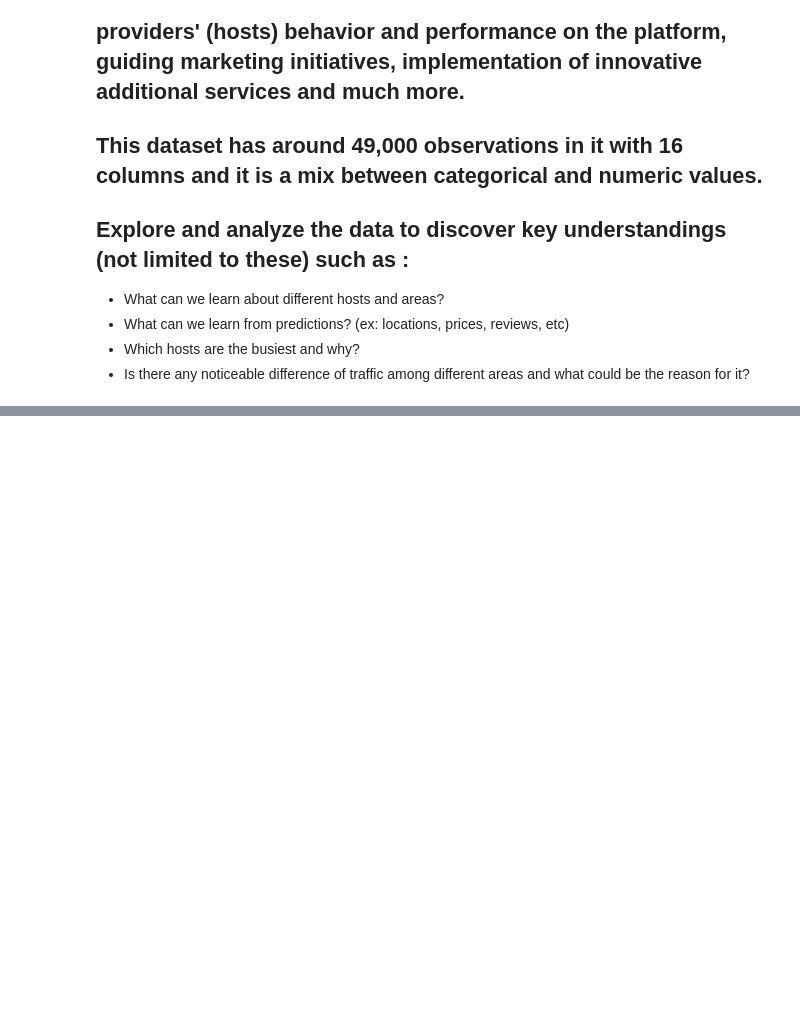
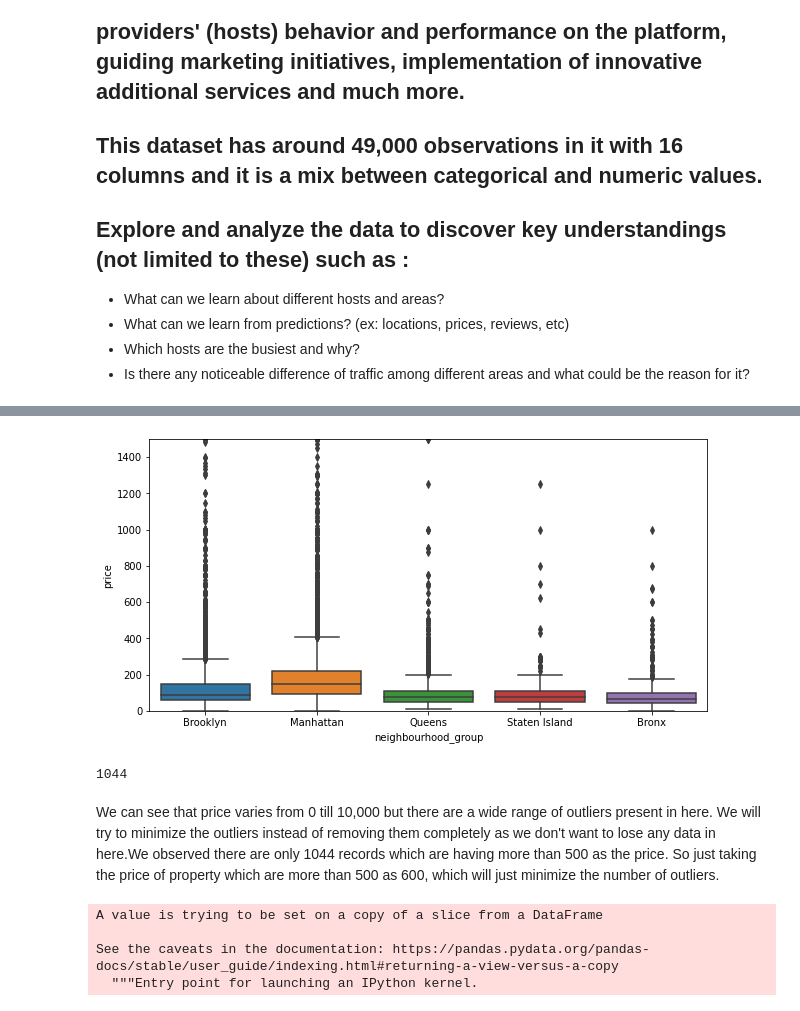
Before and after one commit to anubhav9sep/Airbnb-Booking-Analysis, a Jupyter notebook: Copy_of_Airbnb_Bookings_Analysis_Capstone_Project.ipynb, the cells around one changed output, grey strips where cells are left out. Saved outputs shown, nothing was run; the diff lists cells and outputs as text; code cells hidden in the pictures; blank space fills up the shorter version.

Commit message:
Airbnb commit 2

```diff
--- a/Copy_of_Airbnb_Bookings_Analysis_Capstone_Project.ipynb
+++ b/Copy_of_Airbnb_Bookings_Analysis_Capstone_Project.ipynb
@@ -273,0 +36,5 @@ plt.show()
+# %%
+# loading csv File
+
+file_path = '/content/Airbnb NYC 2019.csv'
+airbnb_df=pd.read_csv(file_path)
@@ -273,0 +131,4 @@ plt.show()
+# %%
+airbnb_df['reviews_per_month'].fillna(0,inplace=True)
+# %%
+airbnb_df.drop(['last_review','calculated_host_listings_count'],axis=1,inplace=True)
@@ -273,0 +187,20 @@ plt.show()
+# %%
+plt.figure(figsize=(10,5))
+plt.ylim(0,1500)
+sns.boxplot(x='neighbourhood_group', y='price',data=airbnb_df)
+plt.show()
+# %% [output]
+[figure, added]
+# %%
+len(airbnb_df[airbnb_df['price']>500])
+# %% [output]
+1044
+# %% [markdown]
+We can see that price varies from 0 till 10,000 but there are a wide range of outliers present in here. We will try to minimize the outliers instead of removing them completely as we don't want to lose any data in here.We observed there are only 1044 records which are having more than 500 as the price. So just taking the price of property which are more than 500 as 600, which will just minimize the number of outliers.
+# %%
+airbnb_df['price'][airbnb_df['price']>600] = 600
+# %% [output]
+A value is trying to be set on a copy of a slice from a DataFrame
+
+See the caveats in the documentation: https://pandas.pydata.org/pandas-docs/stable/user_guide/indexing.html#returning-a-view-versus-a-copy
+  """Entry point for launching an IPython kernel.
```
Also changed, not shown: parts of 146 cells of this notebook.
